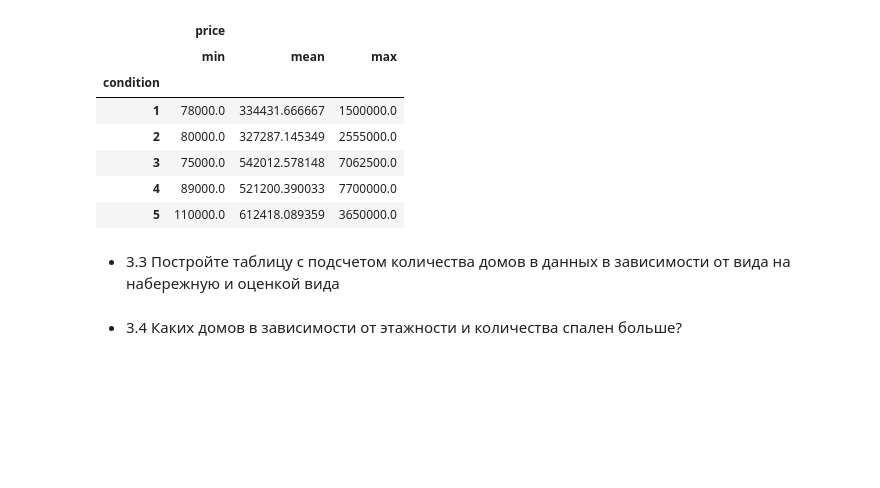
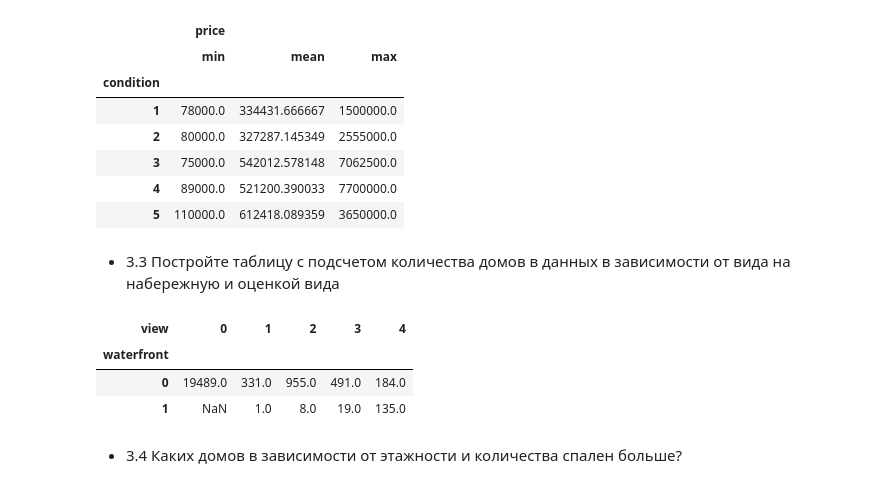
Before and after one commit to AleksandraPetrova97/python_homework, a Jupyter notebook: Homework/homework_3.ipynb, the cells around one changed output. Saved outputs shown, nothing was run; the diff lists cells and outputs as text; code cells hidden in the pictures; blank space fills up the shorter version.

```diff
--- a/Homework/homework_3.ipynb
+++ b/Homework/homework_3.ipynb
@@ -124,5 +132,15 @@ df.groupby('condition').agg({'price' : ['min', 'mean', 'max']})
 | 5 | 110000.0 | 612418.089359 | 3650000.0 |
 # %% [markdown]
 - 3.3 Постройте таблицу с подсчетом количества домов в данных в зависимости от вида на набережную и оценкой вида
+# %%
+pd.crosstab(index= df['waterfront'],
+            columns=df['view'],
+            values= df['id'],
+            aggfunc='count')
+# %% [output]
+| view | 0 | 1 | 2 | 3 | 4 |
+| waterfront |  |  |  |  |  |
+| 0 | 19489.0 | 331.0 | 955.0 | 491.0 | 184.0 |
+| 1 | NaN | 1.0 | 8.0 | 19.0 | 135.0 |
 # %% [markdown]
 - 3.4 Каких домов в зависимости от этажности и количества спален больше?
```
Also changed, not shown: parts of 3 cells of this notebook, 1 other file.
